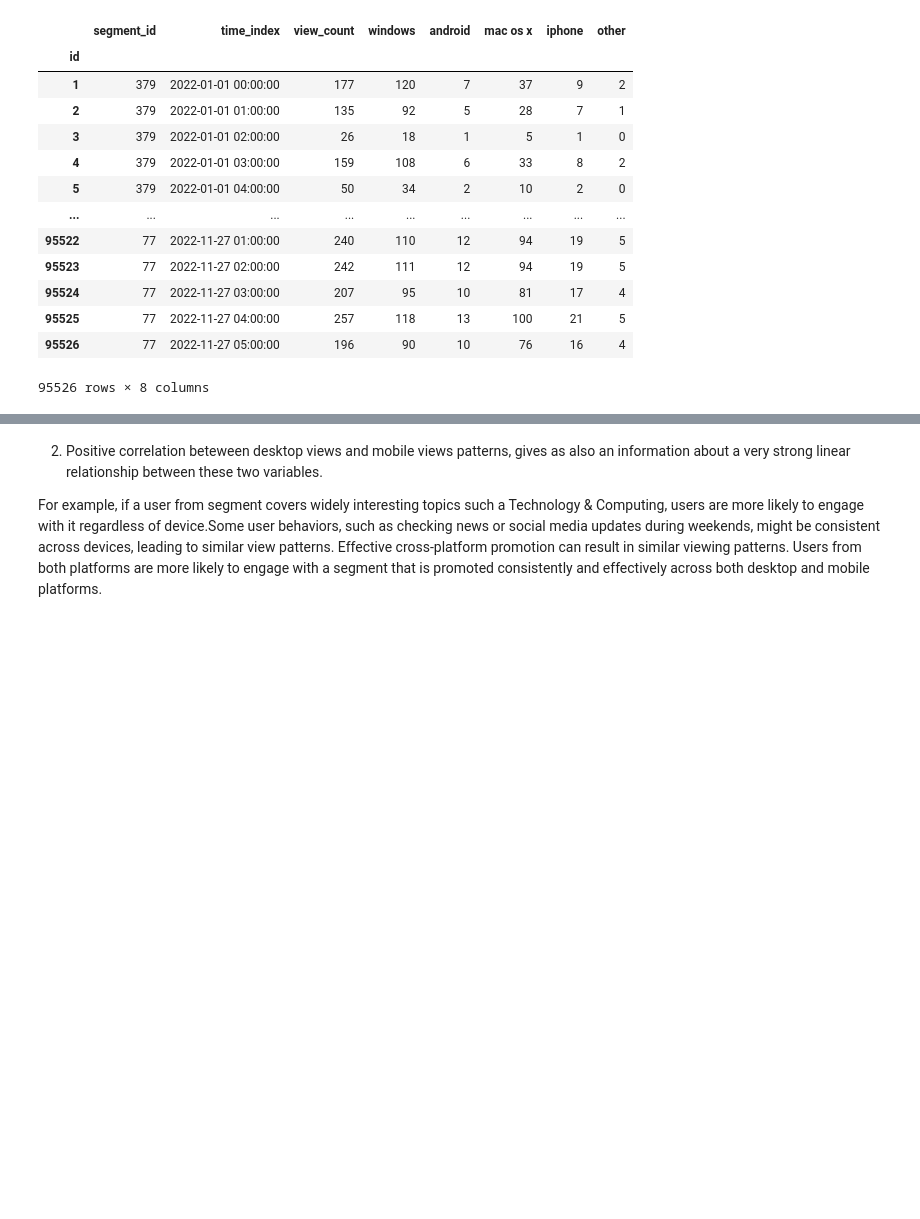
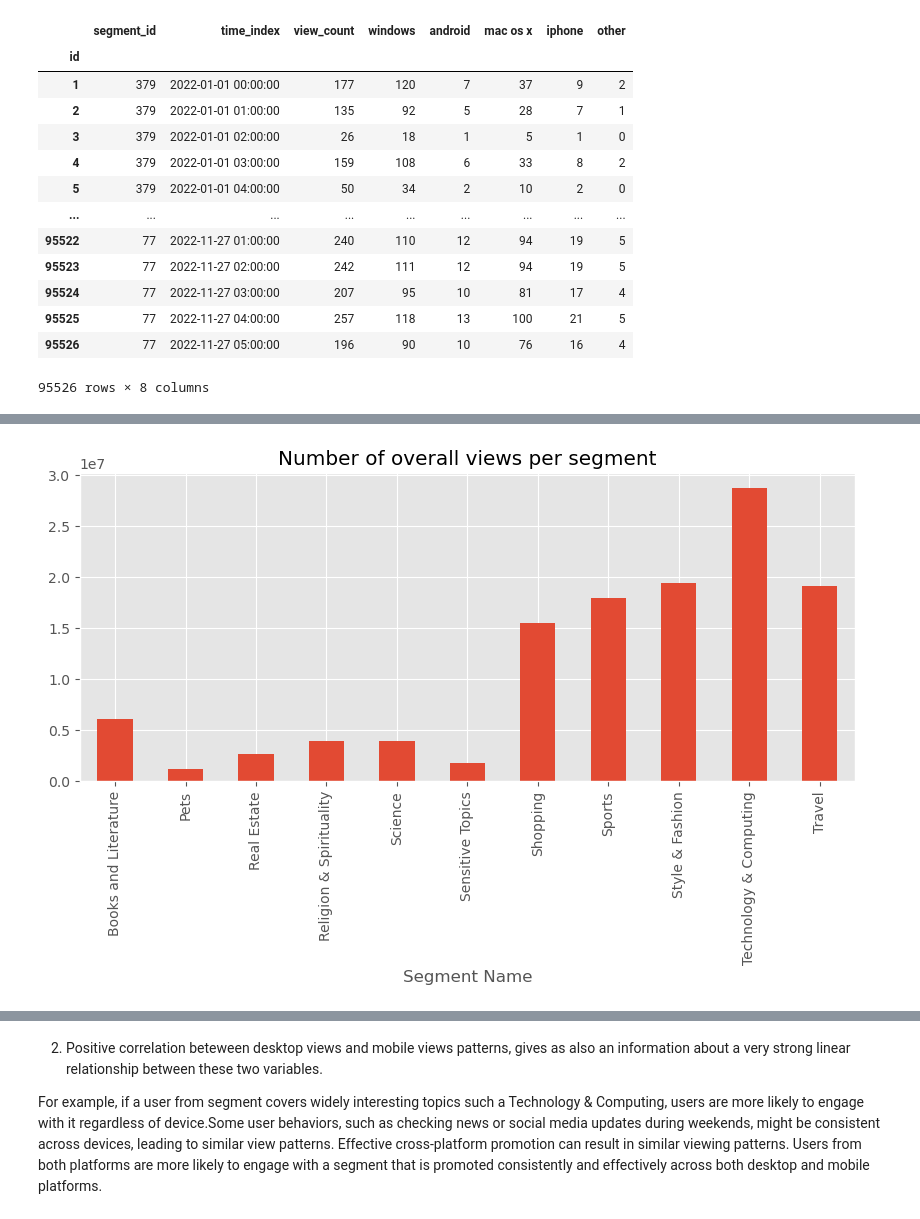
Before and after one commit to zdrj-me31/Repository, a Jupyter notebook: final.ipynb, the cells around one changed output, grey strips where cells are left out. Saved outputs shown, nothing was run; the diff lists cells and outputs as text; code cells hidden in the pictures; blank space fills up the shorter version.

```diff
--- a/final.ipynb
+++ b/final.ipynb
@@ -250,0 +122,15 @@ seasonals.trend.plot(color='red', figsize=(15, 5))
+# %%
+# merged with segments dataset, renamed columns
+final_dataset = pd.merge(new_dataset, segments, on='segment_id', how='left')
+final_dataset.rename(columns={
+    'segment_id': 'ID Segment',
+    'time_index': 'View Date',
+    'view_count': 'Number of Views',
+    'windows': 'Windows Device',
+    'android': 'Android Device',
+    'mac os x': 'Mac OS X Device',
+    'iphone': 'Iphone Device',
+    'other': 'Other Device',
+    'segment_name': 'Segment Name'
+}, inplace=True)
+final_dataset.head()
@@ -250,0 +234,6 @@ seasonals.trend.plot(color='red', figsize=(15, 5))
+# %%
+nb_views_per_segment = final_dataset.groupby('Segment Name')['Number of Views'].sum()
+nb_views_per_segment.plot(kind='bar', title='Number of overall views per segment')
+plt.show()
+# %% [output]
+[figure, added]
```
Also changed, not shown: parts of 83 cells of this notebook.
